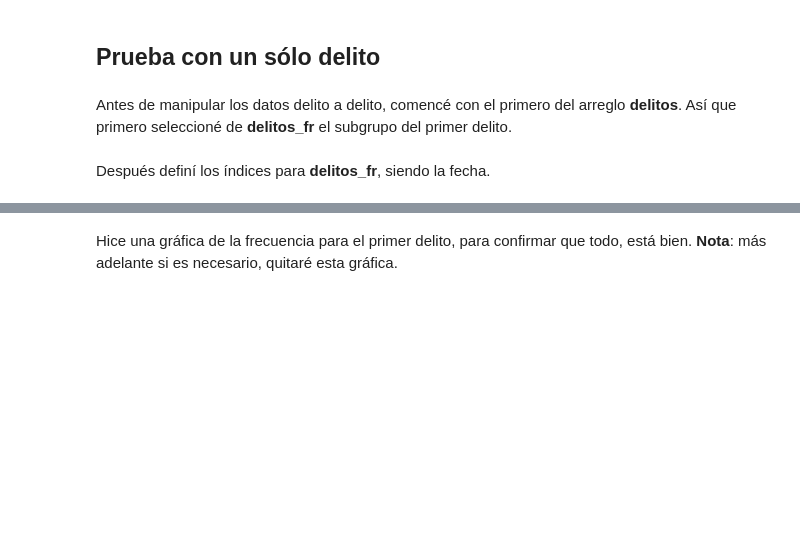
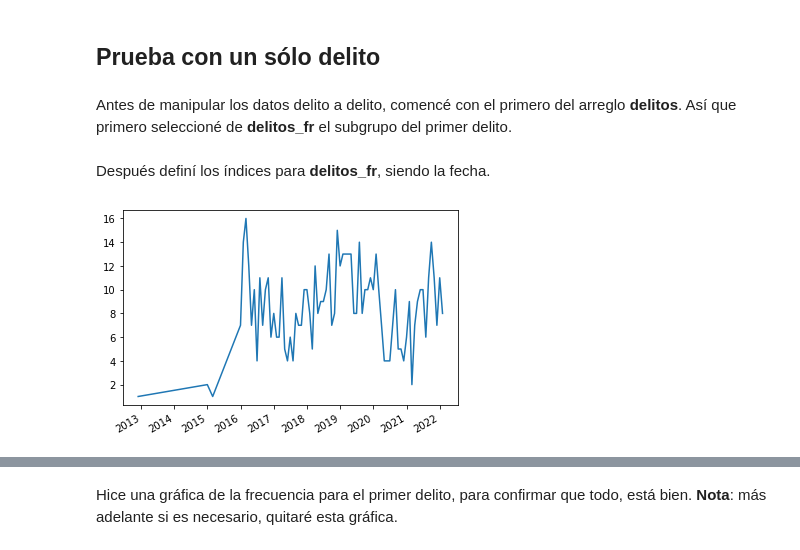
Before and after one commit to lorenaphys/OPI, a Jupyter notebook: Soluciones.ipynb, the cells around one changed output, grey strips where cells are left out. Cells and saved outputs as stored; diff of their text form; code cells hidden in the pictures; blank space fills up the shorter version.

```diff
--- a/Soluciones.ipynb
+++ b/Soluciones.ipynb
@@ -81,7 +81,16 @@ delitos = delitos_fr['delito'].unique()
 Antes de manipular los datos delito a delito, comencé con el primero del arreglo **delitos**. Así que primero seleccioné de **delitos_fr** el subgrupo del primer delito.
 # %%
 primer_delito = delitos_fr[delitos_fr['delito'] == delitos[0]]
+# %%
+segundo_delito = delitos_fr[delitos_fr['delito'] == delitos[1]]
 # %% [markdown]
 Después definí los índices para **delitos_fr**, siendo la fecha.
 # %%
 primer_delito.set_index(pd.to_datetime(primer_delito['mes_hechos']+'/'+primer_delito['ao_hechos'], format = '%m/%Y'), inplace = True)
+# %%
+segundo_delito.set_index(pd.to_datetime(segundo_delito['mes_hechos']+'/'+segundo_delito['ao_hechos'], format = '%m/%Y'), inplace = True)
+# %%
+segundo_delito['size'].plot()
+plt.show()
+# %% [output]
+[figure, added]
```
Also changed, not shown: parts of 21 cells of this notebook.
